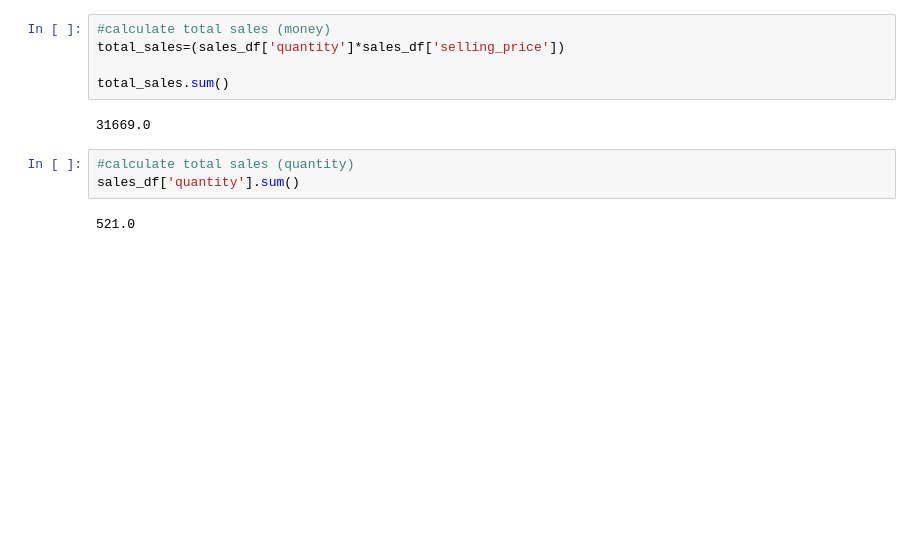
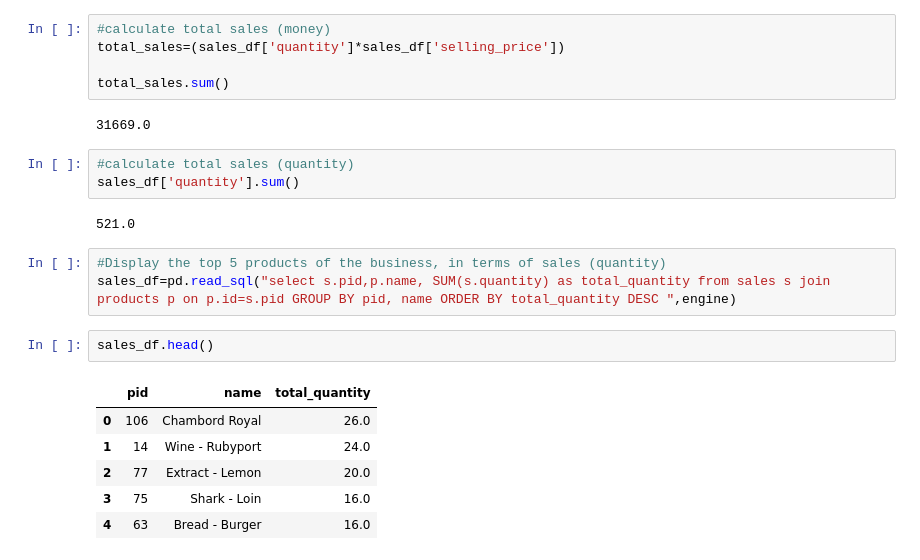
Before and after one commit to paulKinyua/Data-Science, a Jupyter notebook: task1_revised.py.ipynb, the cells around one changed output. Saved outputs shown, nothing was run; the diff lists cells and outputs as text; blank space fills up the shorter version.

```diff
--- a/task1_revised.py.ipynb
+++ b/task1_revised.py.ipynb
@@ -116,3 +116,15 @@ total_sales.sum()
 sales_df['quantity'].sum()
 # %% [output]
 521.0
+# %%
+#Display the top 5 products of the business, in terms of sales (quantity)
+sales_df=pd.read_sql("select s.pid,p.name, SUM(s.quantity) as total_quantity from sales s join products p on p.id=s.pid GROUP BY pid, name ORDER BY total_quantity DESC ",engine)
+# %%
+sales_df.head()
+# %% [output]
+|  | pid | name | total_quantity |
+| 0 | 106 | Chambord Royal | 26.0 |
+| 1 | 14 | Wine - Rubyport | 24.0 |
+| 2 | 77 | Extract - Lemon | 20.0 |
+| 3 | 75 | Shark - Loin | 16.0 |
+| 4 | 63 | Bread - Burger | 16.0 |
```
Also changed, not shown: parts of 4 cells of this notebook.
